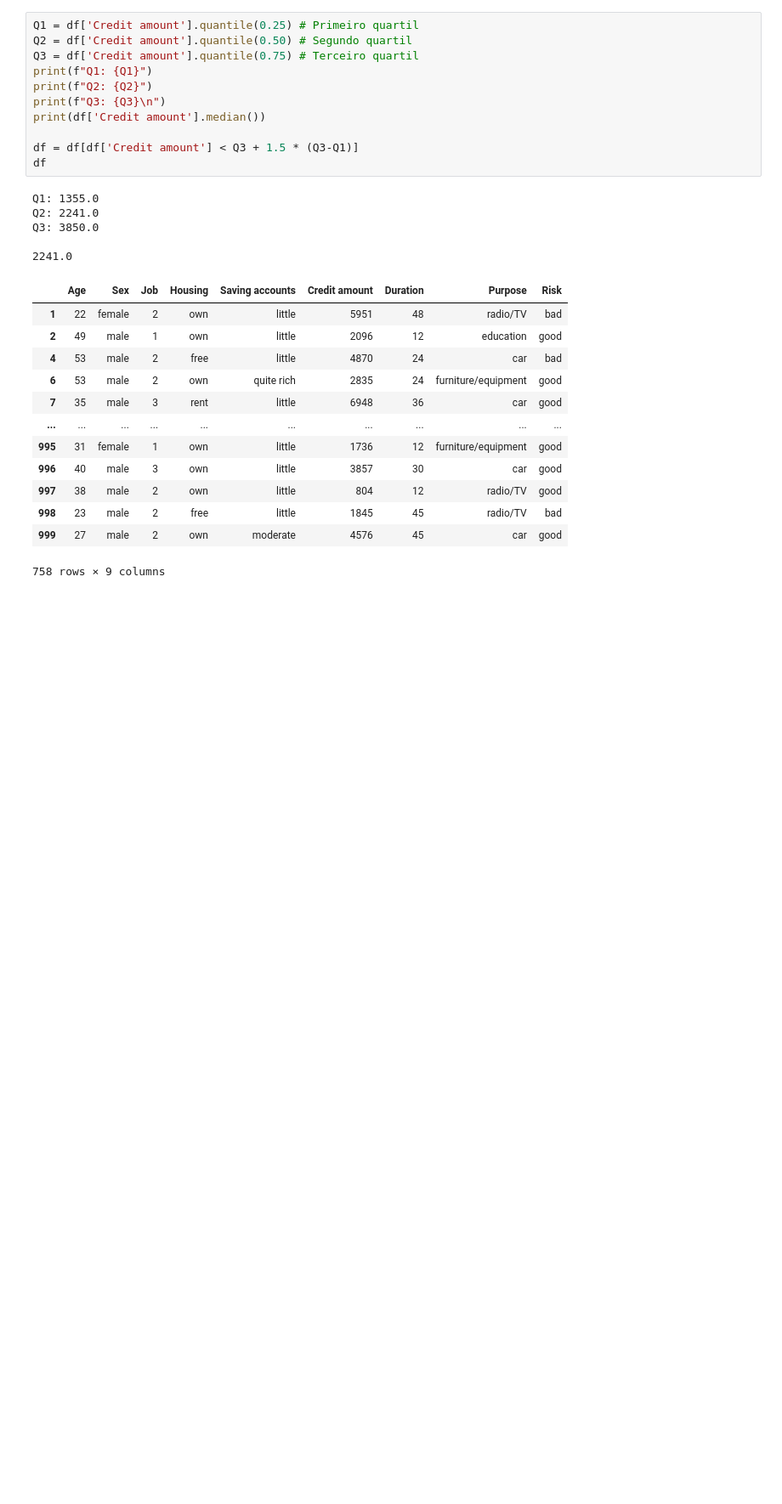
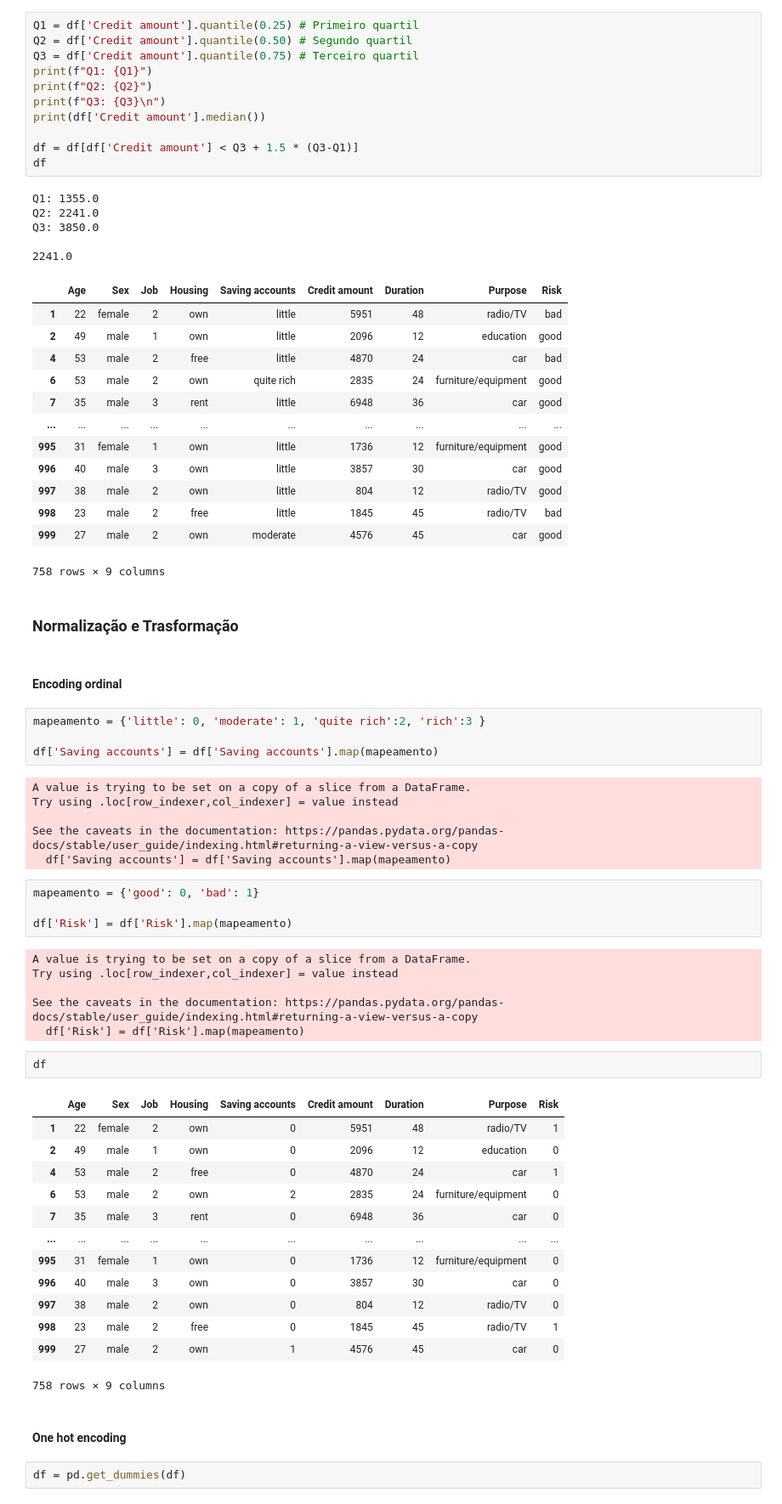
Before and after one commit to BrunoWolf03/T1-INF1038, a Jupyter notebook: src/preproc.ipynb, the cells around one changed output. Shown at 85% size. Saved outputs shown, nothing was run; the diff lists cells and outputs as text; blank space fills up the shorter version.

```diff
--- a/src/preproc.ipynb
+++ b/src/preproc.ipynb
@@ -76,3 +80,47 @@ Q3: 3850.0
 | 998 | 23 | male | 2 | free | little | 1845 | 45 | radio/TV | bad |
 | 999 | 27 | male | 2 | own | moderate | 4576 | 45 | car | good |
 758 rows × 9 columns
+# %% [markdown]
+### Normalização e Trasformação
+# %% [markdown]
+#### Encoding ordinal
+# %%
+mapeamento = {'little': 0, 'moderate': 1, 'quite rich':2, 'rich':3 }
+
+df['Saving accounts'] = df['Saving accounts'].map(mapeamento)
+# %% [output]
+A value is trying to be set on a copy of a slice from a DataFrame.
+Try using .loc[row_indexer,col_indexer] = value instead
+
+See the caveats in the documentation: https://pandas.pydata.org/pandas-docs/stable/user_guide/indexing.html#returning-a-view-versus-a-copy
+  df['Saving accounts'] = df['Saving accounts'].map(mapeamento)
+# %%
+mapeamento = {'good': 0, 'bad': 1}
+
+df['Risk'] = df['Risk'].map(mapeamento)
+# %% [output]
+A value is trying to be set on a copy of a slice from a DataFrame.
+Try using .loc[row_indexer,col_indexer] = value instead
+
+See the caveats in the documentation: https://pandas.pydata.org/pandas-docs/stable/user_guide/indexing.html#returning-a-view-versus-a-copy
+  df['Risk'] = df['Risk'].map(mapeamento)
+# %%
+df
+# %% [output]
+|  | Age | Sex | Job | Housing | Saving accounts | Credit amount | Duration | Purpose | Risk |
+| 1 | 22 | female | 2 | own | 0 | 5951 | 48 | radio/TV | 1 |
+| 2 | 49 | male | 1 | own | 0 | 2096 | 12 | education | 0 |
+| 4 | 53 | male | 2 | free | 0 | 4870 | 24 | car | 1 |
+| 6 | 53 | male | 2 | own | 2 | 2835 | 24 | furniture/equipment | 0 |
+| 7 | 35 | male | 3 | rent | 0 | 6948 | 36 | car | 0 |
+| ... | ... | ... | ... | ... | ... | ... | ... | ... | ... |
+| 995 | 31 | female | 1 | own | 0 | 1736 | 12 | furniture/equipment | 0 |
+| 996 | 40 | male | 3 | own | 0 | 3857 | 30 | car | 0 |
+| 997 | 38 | male | 2 | own | 0 | 804 | 12 | radio/TV | 0 |
+| 998 | 23 | male | 2 | free | 0 | 1845 | 45 | radio/TV | 1 |
+| 999 | 27 | male | 2 | own | 1 | 4576 | 45 | car | 0 |
+758 rows × 9 columns
+# %% [markdown]
+#### One hot encoding
+# %%
+df = pd.get_dummies(df)
```
Also changed, not shown: parts of 8 cells of this notebook, 3 other files.
